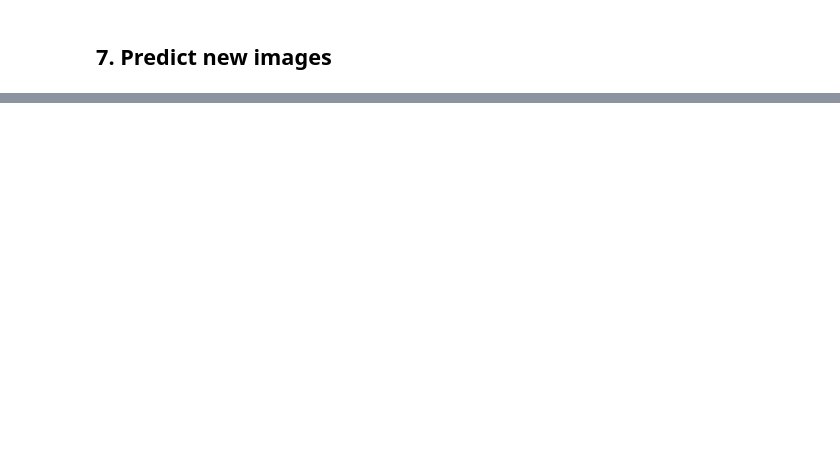
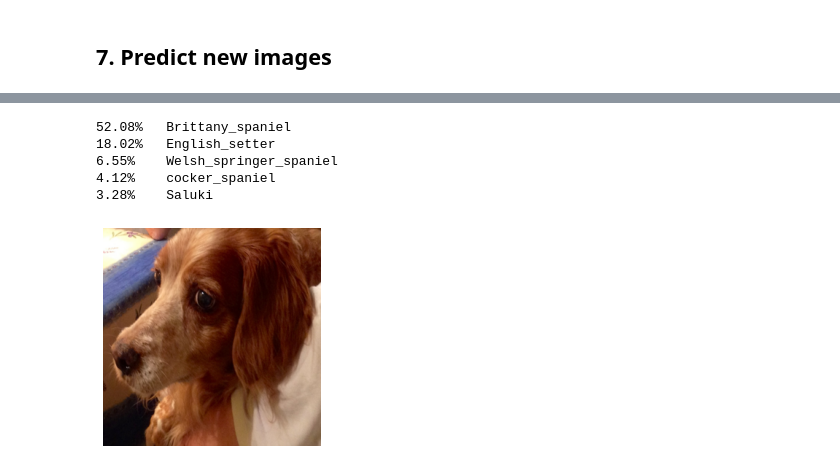
Before and after one commit to opsabarsec/Dog-pictures-classification-by-Deep-Learning, a Jupyter notebook: notebooks/Stanford_dogs_classifier_part2.ipynb, the cells around one changed output, grey strips where cells are left out. Cells and saved outputs as stored; diff of their text form; code cells hidden in the pictures; blank space fills up the shorter version.

Commit message:
Xception external photo prediction

```diff
--- a/notebooks/Stanford_dogs_classifier_part2.ipynb
+++ b/notebooks/Stanford_dogs_classifier_part2.ipynb
@@ -366 +386,11 @@ download_and_predict("https://cdn.pixabay.com/photo/2018/08/12/02/52/belgian-mal
 [figure]
+# %%
+download_and_predict("http://giandonet.altervista.org/Marco/ala.JPG",
+                     "test_2.jpg")
+# %% [output]
+52.08%   Brittany_spaniel
+18.02%   English_setter
+6.55%    Welsh_springer_spaniel
+4.12%    cocker_spaniel
+3.28%    Saluki
+[figure, added]
```
Also changed, not shown: parts of 10 cells of this notebook, 2 other files.
